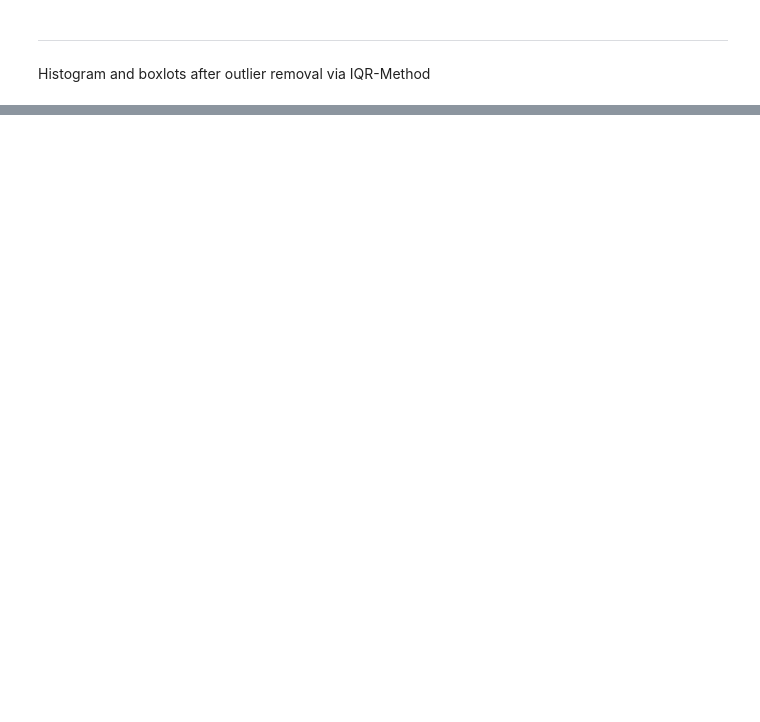
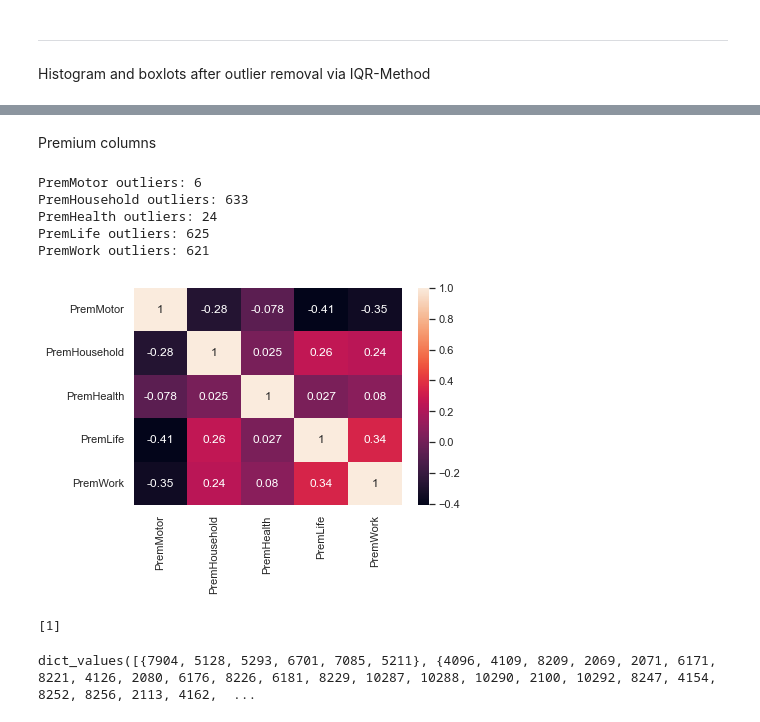
Before and after one commit to lstk44/A2ZInsuranceNOVA, a Jupyter notebook: A2ZInsuranceNotebook.ipynb, the cells around one changed output, grey strips where cells are left out. Saved outputs shown, nothing was run; the diff lists cells and outputs as text; code cells hidden in the pictures; blank space fills up the shorter version.

```diff
--- a/A2ZInsuranceNotebook.ipynb
+++ b/A2ZInsuranceNotebook.ipynb
@@ -347,0 +318,37 @@ pd.DataFrame(df.ClaimsRate.value_counts()).reset_index().sort_values(by = 'index
+# %% [markdown]
+Premium columns
+# %%
+d = {}
+for col in ['PremMotor', 'PremHousehold', 'PremHealth', 'PremLife', 'PremWork']:
+    q25 = df[col].quantile(.25)
+    q75 = df[col].quantile(.75)
+    iqr = (q75 - q25)
+
+    upper_lim = q75 + 1.5 * iqr
+    lower_lim = q25 - 1.5 * iqr
+
+    outlier_count = df[(df[col]>upper_lim) | (df[col]<lower_lim)]
+    if len(outlier_count) > 600:
+        d[col+'_outlier'] = set(outlier_count.index)
+    print(f'{col} outliers: {len(outlier_count)}')
+# %% [output]
+PremMotor outliers: 6
+PremHousehold outliers: 633
+PremHealth outliers: 24
+PremLife outliers: 625
+PremWork outliers: 621
+# %%
+prem_corr = df.corr()
+prem_corr = prem_corr[['PremMotor', 'PremHousehold', 'PremHealth', 'PremLife', 'PremWork']]
+sns.heatmap(prem_corr.loc[['PremMotor', 'PremHousehold', 'PremHealth', 'PremLife', 'PremWork']], annot=True)
+plt.show()
+# %% [output]
+[figure, added]
+# %%
+list(set.intersection(*[{1,2,3},{3,4,1},{5,4,1}]))
+# %% [output]
+[1]
+# %%
+d.values()
+# %% [output]
+dict_values([{7904, 5128, 5293, 6701, 7085, 5211}, {4096, 4109, 8209, 2069, 2071, 6171, 8221, 4126, 2080, 6176, 8226, 6181, 8229, 10287, 10288, 10290, 2100, 10292, 8247, 4154, 8252, 8256, 2113, 4162,  ...
```
Also changed, not shown: parts of 19 cells of this notebook.
